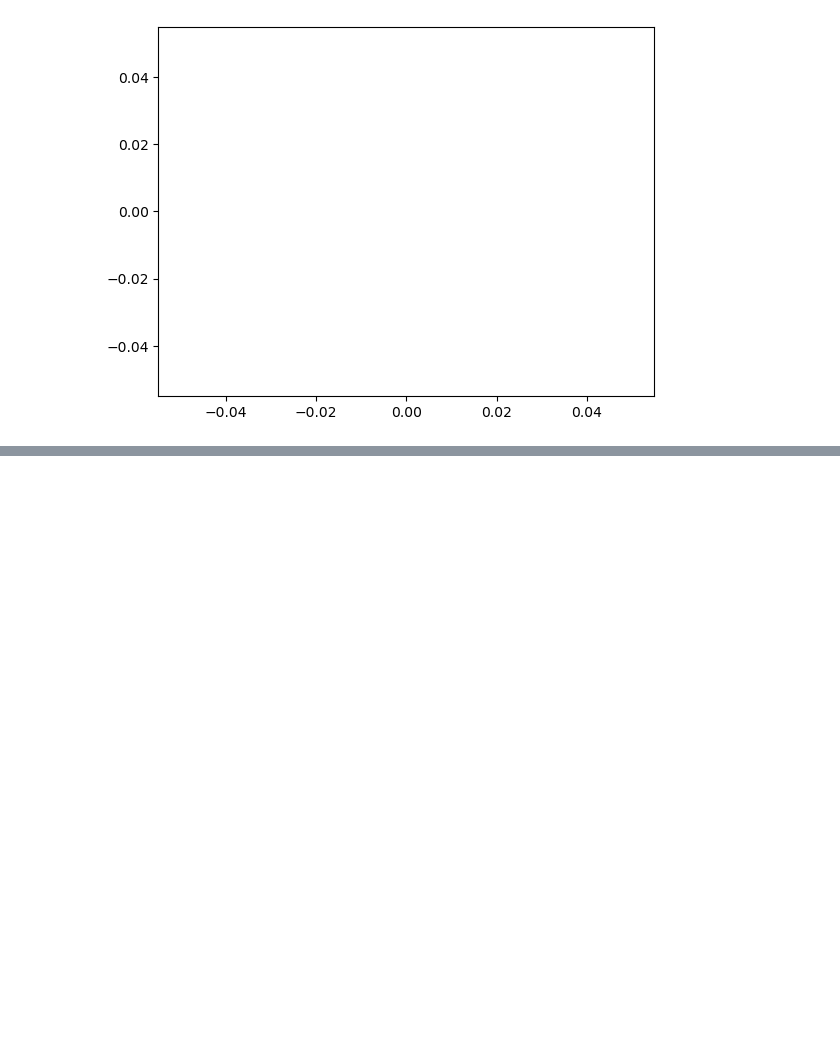
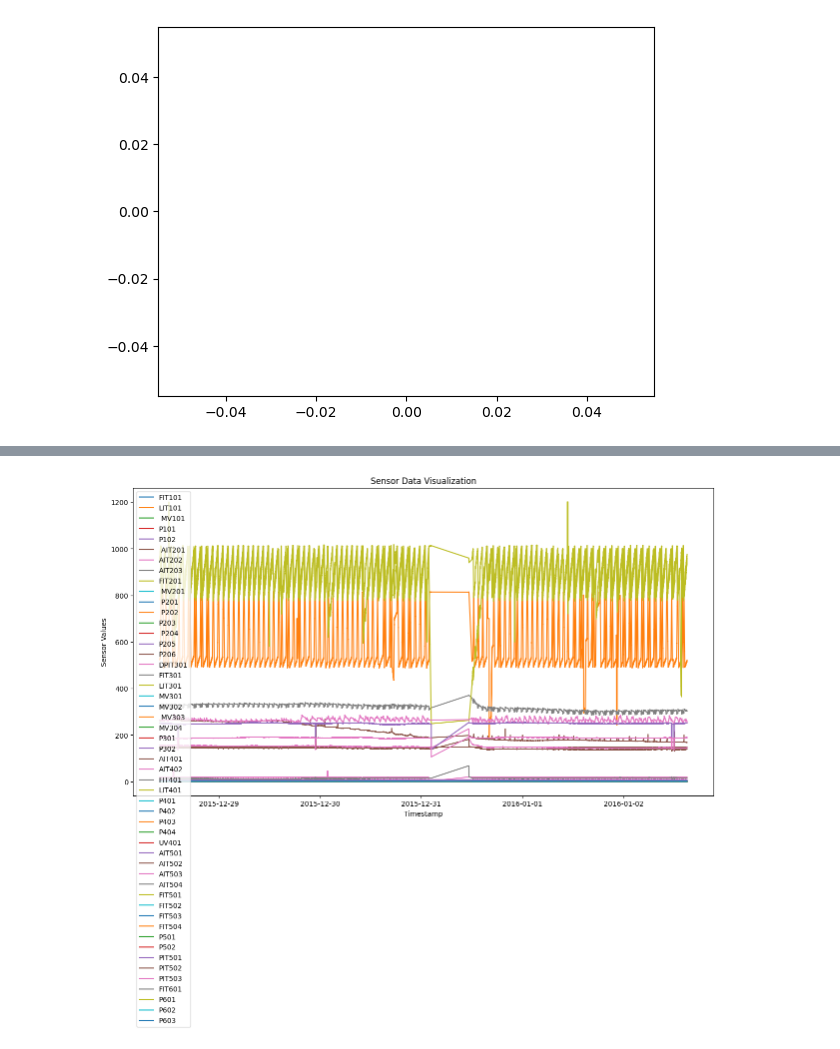
Before and after one commit to andreist3fan/vitejii-dm, a Jupyter notebook: Anomaly Detection.ipynb, the cells around one changed output, grey strips where cells are left out. Saved outputs shown, nothing was run; the diff lists cells and outputs as text; code cells hidden in the pictures; blank space fills up the shorter version.

```diff
--- a/Anomaly Detection.ipynb
+++ b/Anomaly Detection.ipynb
@@ -243,0 +354,2 @@ plt.show()
+# %%
+onTest = PCA_for_anomaly_detection(var,test_data,5,120,False)
@@ -243,0 +364,4 @@ plt.show()
+# %%
+visualize_sensor_data(onTest)
+# %% [output]
+[figure, added]
```
Also changed, not shown: parts of 6 cells of this notebook, 1 other file.
